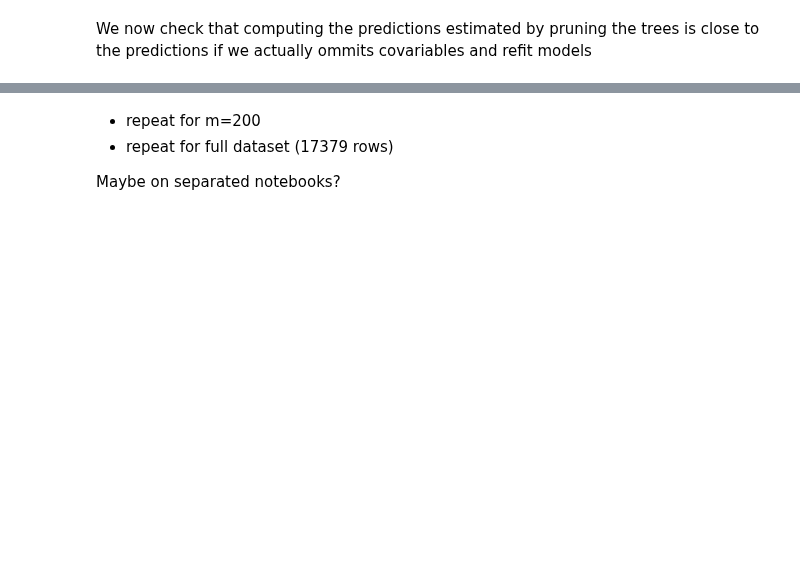
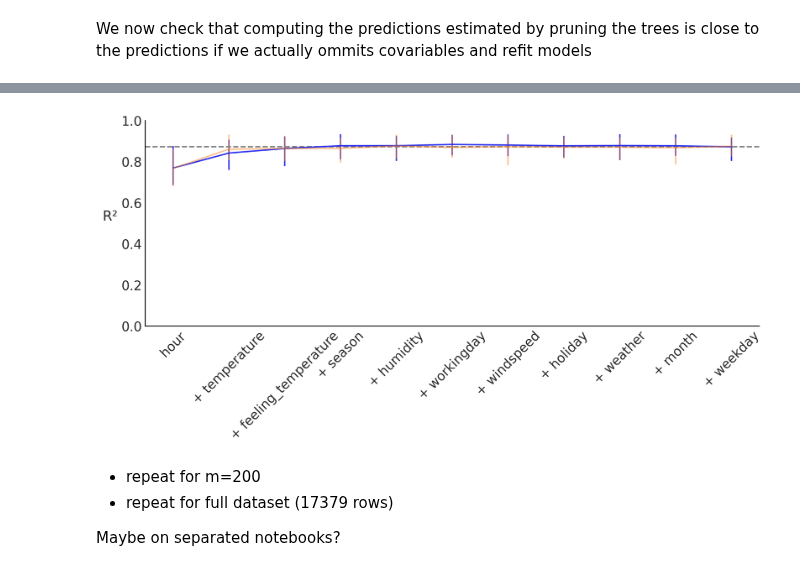
Before and after one commit to Grupo-de-modelado-probabilista/BART, a Jupyter notebook: variable_selection/Bikes.ipynb, the cells around one changed output, grey strips where cells are left out. Cells and saved outputs as stored; diff of their text form; code cells hidden in the pictures; blank space fills up the shorter version.

Commit message:
fig indices

```diff
--- a/variable_selection/Bikes.ipynb
+++ b/variable_selection/Bikes.ipynb
@@ -124,6 +174,8 @@ for idx in range(X.shape[1]):
 # %%
-vi_evi(bart_rvs, idatas, X, indices_bw, "backward", 100, RANDOM_SEED);
+vi_evi(bart_rvs, idatas, X, indices_bw, "backward", 100, RANDOM_SEED, figsize=(10, 5));
 plt.savefig(f"bikes_m50_bw_small.png")
+# %% [output]
+[figure, added]
 # %% [markdown]
 * repeat for m=200
 * repeat for full dataset (17379 rows)
```
Also changed, not shown: parts of 9 cells of this notebook, 2 other files.
